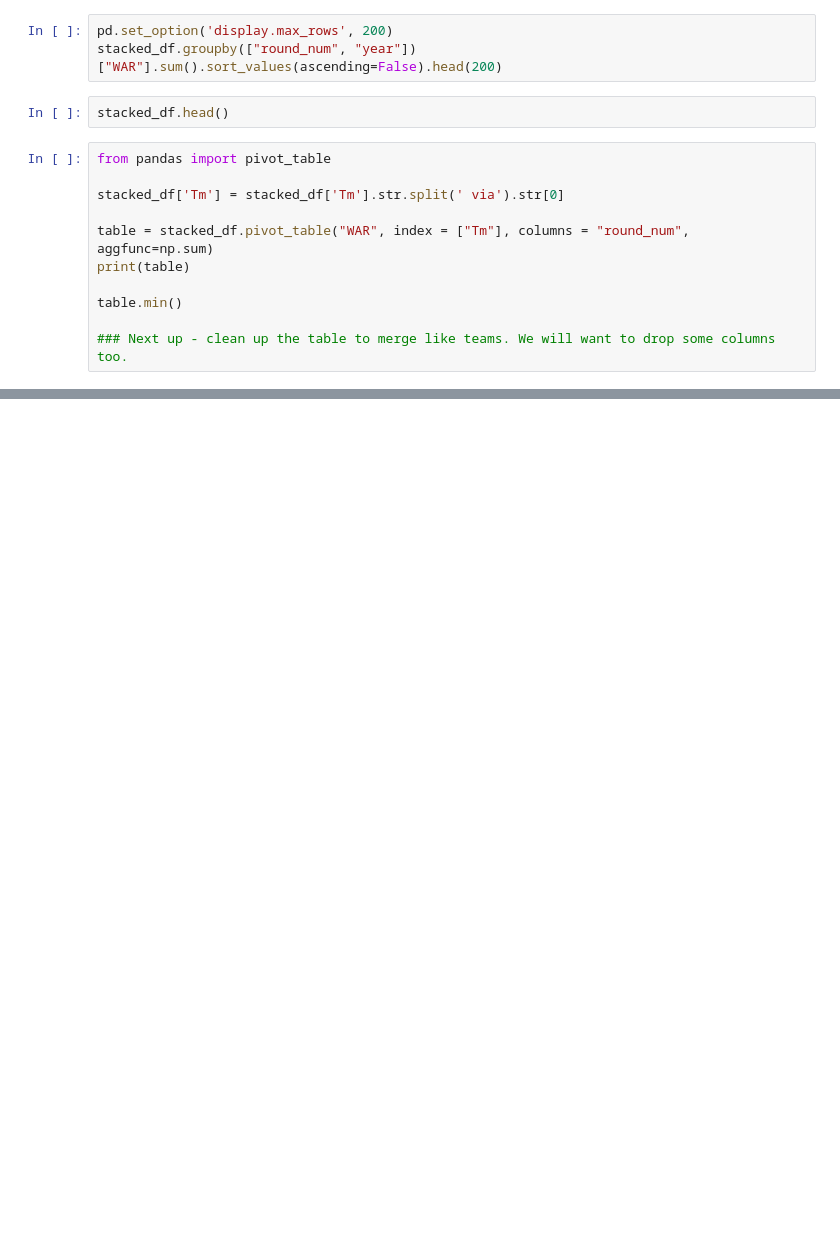
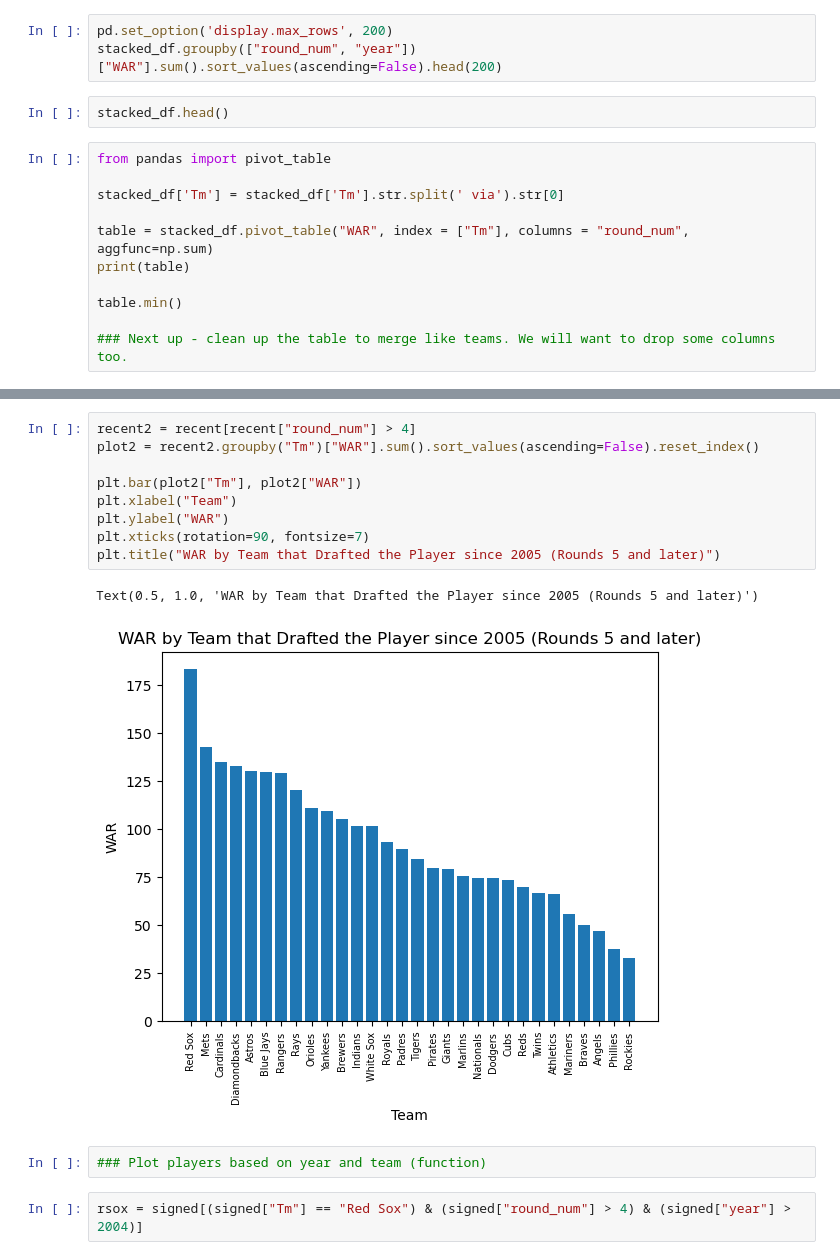
Before and after one commit to kndunlap/Python, a Jupyter notebook: Good notebooks/Baseball/rookie_ops.ipynb, the cells around one changed output, grey strips where cells are left out. Drawn from its saved outputs; the diff is of its cells as text; blank space fills up the shorter version.

```diff
--- a/Good notebooks/Baseball/rookie_ops.ipynb
+++ b/Good notebooks/Baseball/rookie_ops.ipynb
@@ -153,0 +240,16 @@ table.min()
+# %%
+recent2 = recent[recent["round_num"] > 4]
+plot2 = recent2.groupby("Tm")["WAR"].sum().sort_values(ascending=False).reset_index()
+
+plt.bar(plot2["Tm"], plot2["WAR"])
+plt.xlabel("Team")
+plt.ylabel("WAR")
+plt.xticks(rotation=90, fontsize=7)
+plt.title("WAR by Team that Drafted the Player since 2005 (Rounds 5 and later)")
+# %% [output]
+Text(0.5, 1.0, 'WAR by Team that Drafted the Player since 2005 (Rounds 5 and later)')
+[figure, added]
+# %%
+### Plot players based on year and team (function)
+# %%
+rsox = signed[(signed["Tm"] == "Red Sox") & (signed["round_num"] > 4) & (signed["year"] > 2004)]
```
Also changed, not shown: parts of 27 cells of this notebook, 1 other file.
